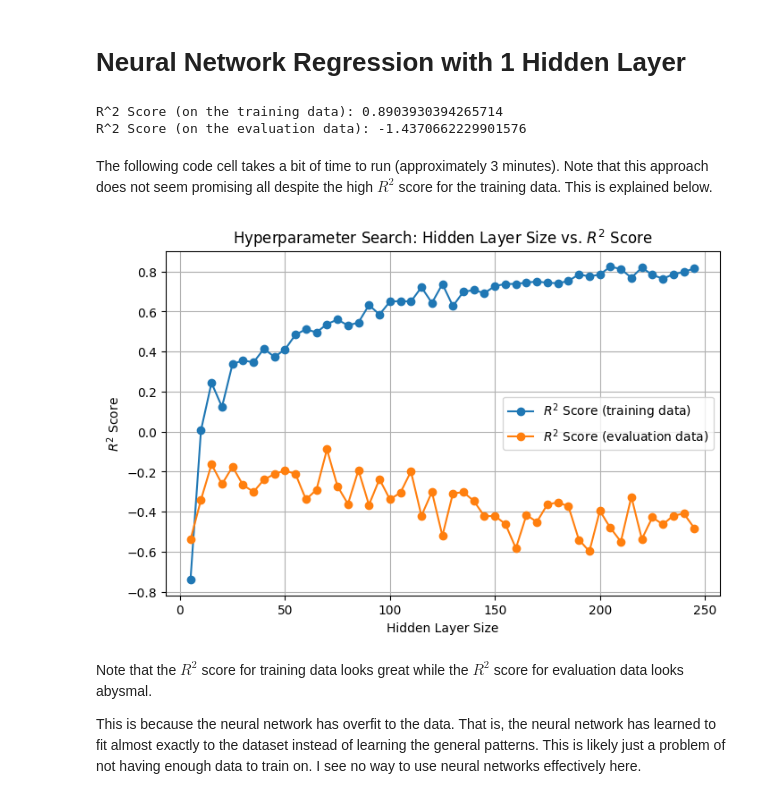
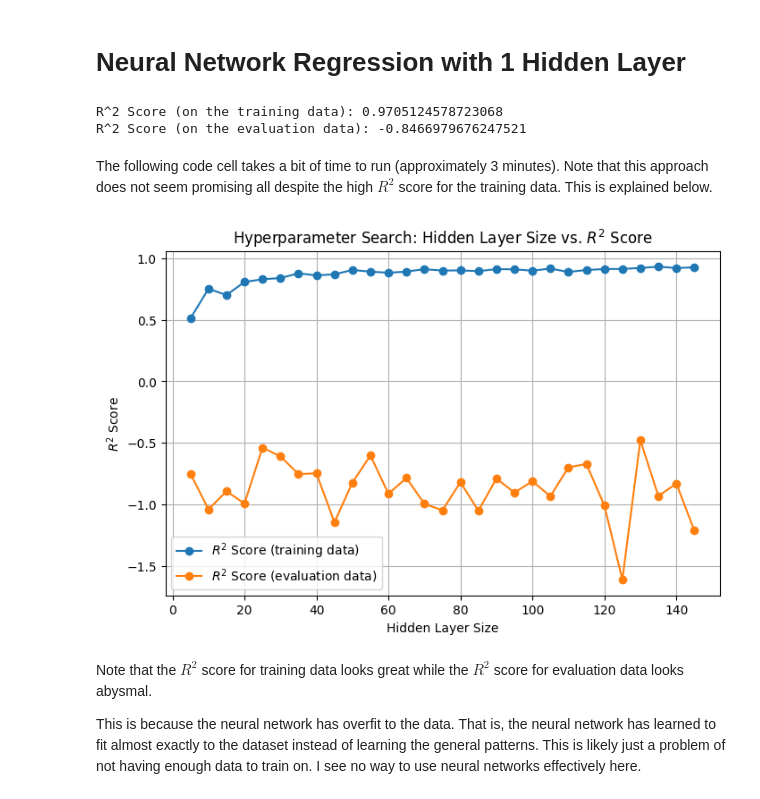
Before and after one commit to riensou/SNP-automate, a Jupyter notebook: scripts/neural_network_regression.ipynb, the cells around one changed output. Saved outputs shown, nothing was run; the diff lists cells and outputs as text; code cells hidden in the pictures.

```diff
--- a/scripts/neural_network_regression.ipynb
+++ b/scripts/neural_network_regression.ipynb
@@ -8,10 +8,11 @@ from sklearn.model_selection import train_test_split
 from sklearn.metrics import r2_score
 import matplotlib.pyplot as plt
 # %%
-with open("../data/labeled_data.json", "r") as json_file:
+with open("../data/labeled_data_2.json", "r") as json_file:
     data = json.load(json_file)
-y = np.array([entry['Manual Score'] for entry in data])
-X = np.array([np.array(list({k : v for k, v in entry.items() if k != 'Manual Score'}.values())) for entry in data])
+
+y = np.array([entry['score'] for entry in data.values()])
+X = np.array([np.array(list({k : v for k, v in entry.items() if k != 'score'}.values())) for entry in data.values()])
 
 X_train, X_eval, y_train, y_eval = train_test_split(X, y, test_size=0.2)
 X_train, y_train = torch.tensor(X_train, dtype=torch.float32), torch.tensor(y_train, dtype=torch.float32)
@@ -32,18 +33,24 @@ class RegressionNN(nn.Module):
         x = self.fc2(x)
         return x
 
-def train_RegressionNN(hidden_size=32, num_epochs=1000, print_progress=False):
+def train_RegressionNN(hidden_size=32, num_epochs=1000, print_progress=False, l2_reg=0.01):
     input_size = X.shape[1]
     output_size = 1
 
     model = RegressionNN(input_size, hidden_size, output_size)
 
     criterion = nn.MSELoss()
-    optimizer = optim.Adam(model.parameters(), lr=0.001)
+    optimizer = optim.SGD(model.parameters(), lr=0.001, weight_decay=l2_reg)
 
     for epoch in range(num_epochs):
         outputs = model(X_train)
         loss = criterion(torch.squeeze(outputs), torch.squeeze(y_train))
+
+        l2_term = 0
+        for param in model.parameters():
+            l2_term += torch.norm(param, p=2)
+
+        loss = loss + l2_reg * l2_term
 
         optimizer.zero_grad()
         loss.backward()
@@ -74,40 +81,43 @@ print("R^2 Score (on the training data):", r2)
 r2 = eval_RegressionNN(model, X_eval, y_eval)
 print("R^2 Score (on the evaluation data):", r2)
 # %% [output]
-R^2 Score (on the training data): 0.8903930394265714
-R^2 Score (on the evaluation data): -1.4370662229901576
+R^2 Score (on the training data): 0.9705124578723068
+R^2 Score (on the evaluation data): -0.8466979676247521
 # %% [markdown]
 The following code cell takes a bit of time to run (approximately 3 minutes). Note that this approach does not seem promising all despite the high $R^2$ score for the training data. This is explained below.
 # %%
-hidden_layer_sizes = list(range(5, 250, 5))
+hidden_layer_sizes = list(range(5, 150, 5))
 
 r2_scores_train, r2_scores_eval = [], []
 
 for hidden_size in hidden_layer_sizes:
     r2_trains, r2_evals = [], []
     for _ in range(10):
+        X_train, X_eval, y_train, y_eval = train_test_split(X, y, test_size=0.2)
+        X_train, y_train = torch.tensor(X_train, dtype=torch.float32), torch.tensor(y_train, dtype=torch.float32)
+        X_eval, y_eval = torch.tensor(X_eval, dtype=torch.float32), torch.tensor(y_eval, dtype=torch.float32)
         model = train_RegressionNN(hidden_size=hidden_size, num_epochs=1000)
 
         r2_train = eval_RegressionNN(model, X_train, y_train)
         r2_trains.append(r2_train)
 
         r2_eval = eval_RegressionNN(model, X_eval, y_eval)
         r2_evals.append(r2_eval)
 
     r2_scores_train.append(sum(r2_trains) / len(r2_trains))
     r2_scores_eval.append(sum(r2_evals) / len(r2_evals))
 
 plt.figure(figsize=(8, 5))
 plt.plot(hidden_layer_sizes, r2_scores_train, marker='o', linestyle='-', label="$R^2$ Score (training data)")
 plt.plot(hidden_layer_sizes, r2_scores_eval, marker='o', linestyle='-', label="$R^2$ Score (evaluation data)")
 plt.title('Hyperparameter Search: Hidden Layer Size vs. $R^2$ Score')
 plt.xlabel('Hidden Layer Size')
 plt.ylabel('$R^2$ Score')
 plt.grid(True)
 plt.legend()
 plt.show()
 # %% [output]
-[figure, old version]
+[figure, new version]
 # %% [markdown]
 Note that the $R^2$ score for training data looks great while the $R^2$ score for evaluation data looks abysmal.
 
```
Also changed, not shown: 3 other files.
